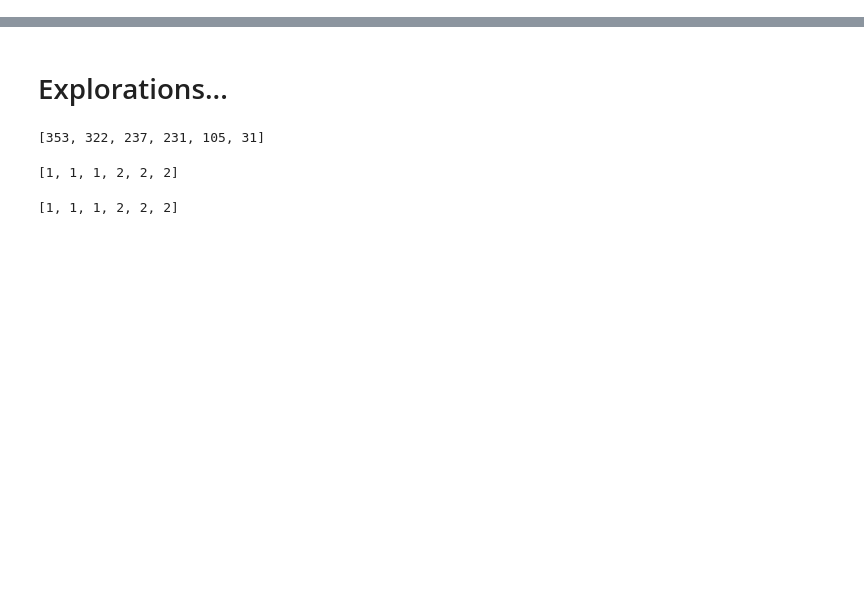
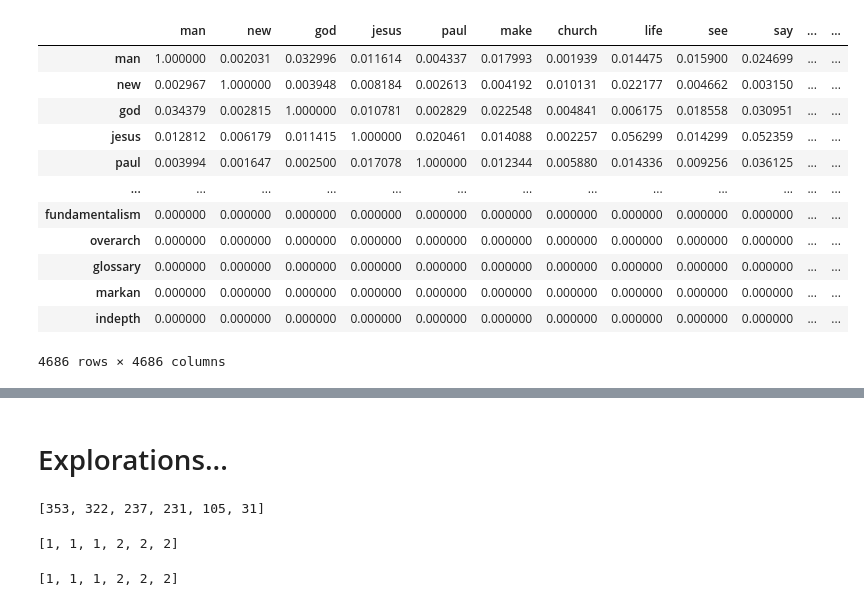
Before and after one commit to kasev/mops, a Jupyter notebook: scripts/colab_exploring-matrices.ipynb, the cells around one changed output, grey strips where cells are left out. Drawn from its saved outputs; the diff is of its cells as text; code cells hidden in the pictures; blank space fills up the shorter version.

```diff
--- a/scripts/colab_exploring-matrices.ipynb
+++ b/scripts/colab_exploring-matrices.ipynb
@@ -45,6 +45,22 @@ for bidecade, cooc in cooc_dict.items():
         cooc_dict[bidecade] = cooc_norm_df
     except:
         pass
+# %%
+cooc_dict["1900-1919"]
+# %% [output]
+|  | man | new | god | jesus | paul | make | church | life | see | say | ... | ... |
+| man | 1.000000 | 0.002031 | 0.032996 | 0.011614 | 0.004337 | 0.017993 | 0.001939 | 0.014475 | 0.015900 | 0.024699 | ... | ... |
+| new | 0.002967 | 1.000000 | 0.003948 | 0.008184 | 0.002613 | 0.004192 | 0.010131 | 0.022177 | 0.004662 | 0.003150 | ... | ... |
+| god | 0.034379 | 0.002815 | 1.000000 | 0.010781 | 0.002829 | 0.022548 | 0.004841 | 0.006175 | 0.018558 | 0.030951 | ... | ... |
+| jesus | 0.012812 | 0.006179 | 0.011415 | 1.000000 | 0.020461 | 0.014088 | 0.002257 | 0.056299 | 0.014299 | 0.052359 | ... | ... |
+| paul | 0.003994 | 0.001647 | 0.002500 | 0.017078 | 1.000000 | 0.012344 | 0.005880 | 0.014336 | 0.009256 | 0.036125 | ... | ... |
+| ... | ... | ... | ... | ... | ... | ... | ... | ... | ... | ... | ... | ... |
+| fundamentalism | 0.000000 | 0.000000 | 0.000000 | 0.000000 | 0.000000 | 0.000000 | 0.000000 | 0.000000 | 0.000000 | 0.000000 | ... | ... |
+| overarch | 0.000000 | 0.000000 | 0.000000 | 0.000000 | 0.000000 | 0.000000 | 0.000000 | 0.000000 | 0.000000 | 0.000000 | ... | ... |
+| glossary | 0.000000 | 0.000000 | 0.000000 | 0.000000 | 0.000000 | 0.000000 | 0.000000 | 0.000000 | 0.000000 | 0.000000 | ... | ... |
+| markan | 0.000000 | 0.000000 | 0.000000 | 0.000000 | 0.000000 | 0.000000 | 0.000000 | 0.000000 | 0.000000 | 0.000000 | ... | ... |
+| indepth | 0.000000 | 0.000000 | 0.000000 | 0.000000 | 0.000000 | 0.000000 | 0.000000 | 0.000000 | 0.000000 | 0.000000 | ... | ... |
+4686 rows × 4686 columns
 # %%
 cooc_dict["1900-1919"]["paul"].sort_values(ascending=False).head(20)
 # %% [output]
```
Also changed, not shown: parts of 12 cells of this notebook.
